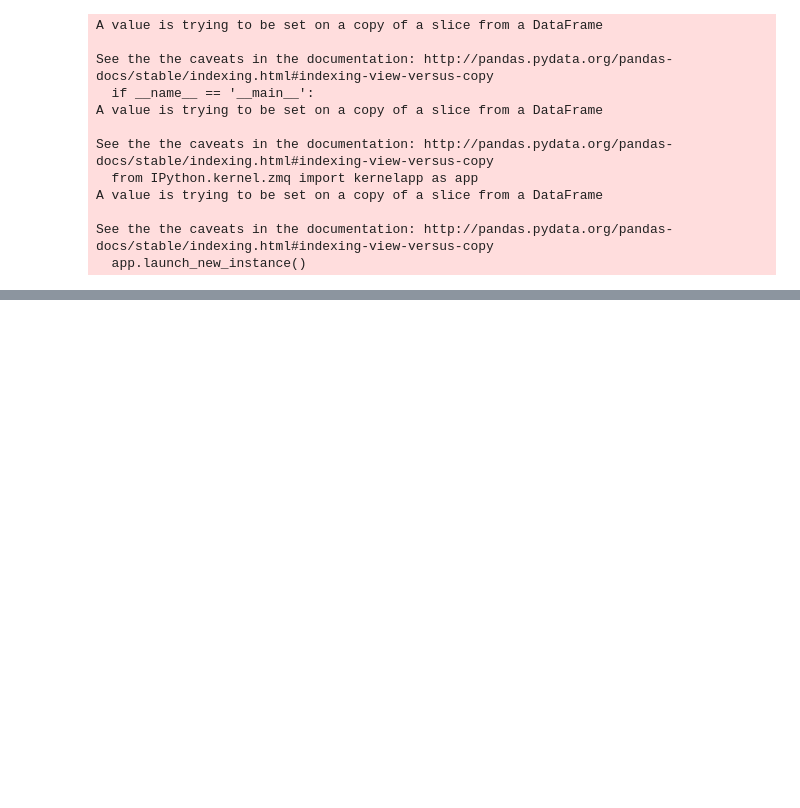
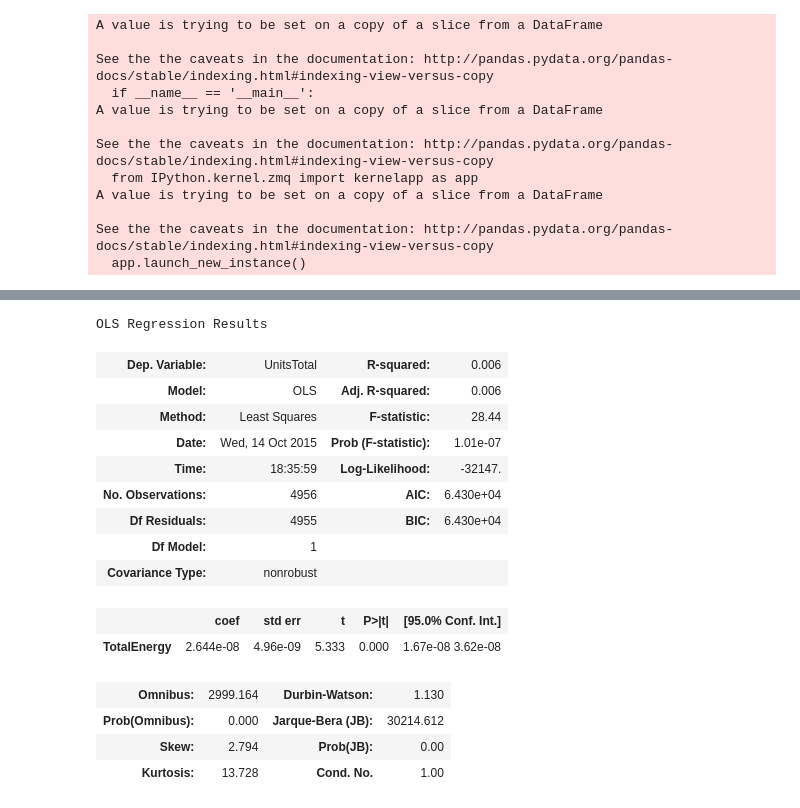
Before and after one commit to Sachinve/PUI2015_sverma, a Jupyter notebook: HW5/HW5_PUI_sv1379_Assignment_1.ipynb, the cells around one changed output, grey strips where cells are left out. Cells and saved outputs as stored; diff of their text form; code cells hidden in the pictures; blank space fills up the shorter version.

```diff
--- a/HW5/HW5_PUI_sv1379_Assignment_1.ipynb
+++ b/HW5/HW5_PUI_sv1379_Assignment_1.ipynb
@@ -154,0 +182,21 @@ plt.show()
+# %%
+import statsmodels.api as sm
+lm = sm.OLS(sane_data['UnitsTotal'], sane_data['TotalEnergy'],missing='drop').fit()
+lm.summary()
+# %% [output]
+OLS Regression Results
+| Dep. Variable: | UnitsTotal | R-squared: | 0.006 |
+| Model: | OLS | Adj. R-squared: | 0.006 |
+| Method: | Least Squares | F-statistic: | 28.44 |
+| Date: | Wed, 14 Oct 2015 | Prob (F-statistic): | 1.01e-07 |
+| Time: | 18:35:59 | Log-Likelihood: | -32147. |
+| No. Observations: | 4956 | AIC: | 6.430e+04 |
+| Df Residuals: | 4955 | BIC: | 6.430e+04 |
+| Df Model: | 1 |  |  |
+| Covariance Type: | nonrobust |  |  |
+|  | coef | std err | t | P>|t| | [95.0% Conf. Int.] |
+| TotalEnergy | 2.644e-08 | 4.96e-09 | 5.333 | 0.000 | 1.67e-08 3.62e-08 |
+| Omnibus: | 2999.164 | Durbin-Watson: | 1.130 |
+| Prob(Omnibus): | 0.000 | Jarque-Bera (JB): | 30214.612 |
+| Skew: | 2.794 | Prob(JB): | 0.00 |
+| Kurtosis: | 13.728 | Cond. No. | 1.00 |
```
Also changed, not shown: parts of 6 cells of this notebook.
